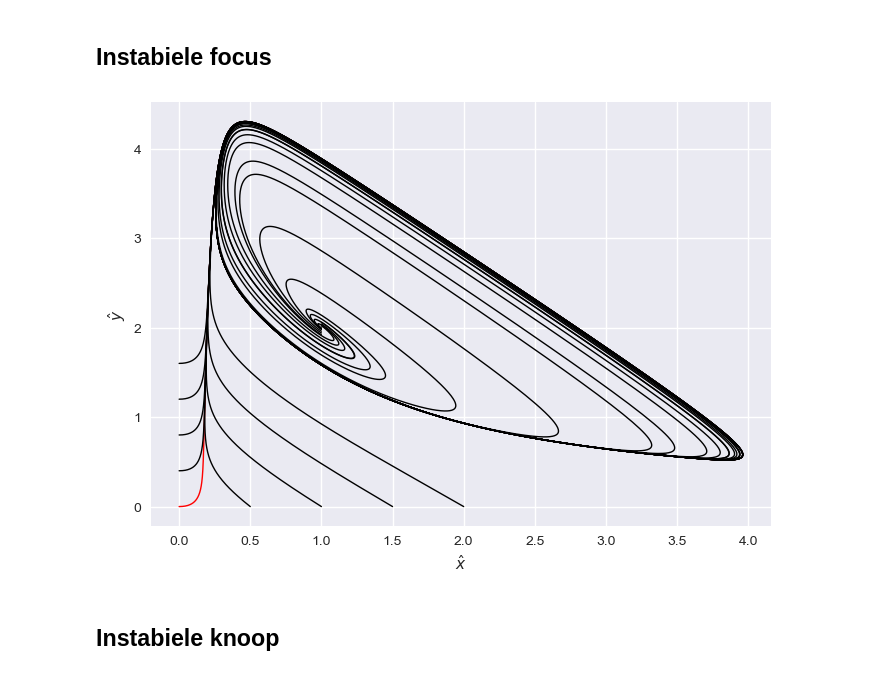
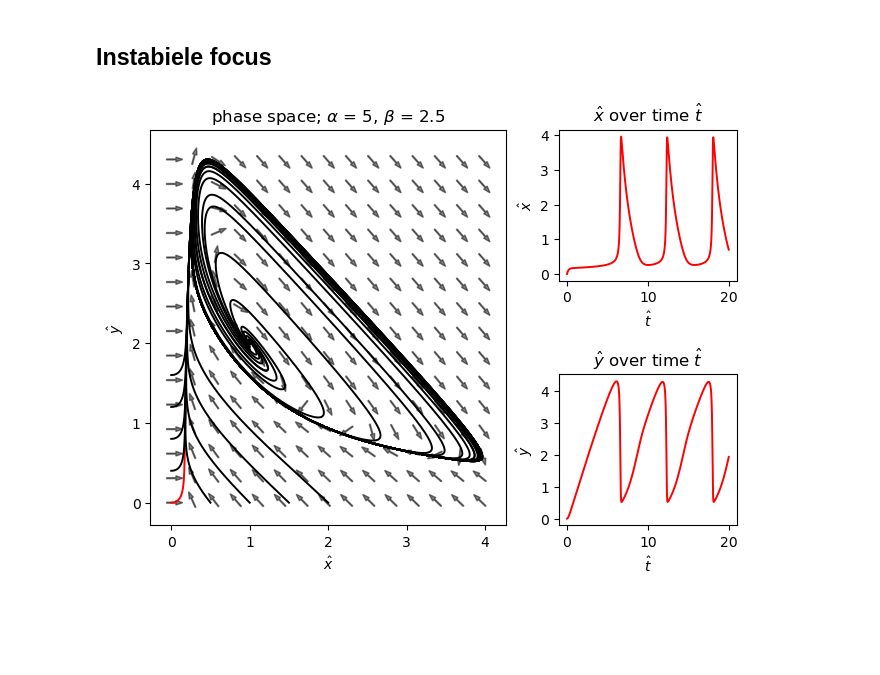
Before and after one commit to koenbres04/ChemClockCode, a Jupyter notebook: plots.ipynb, the cells around one changed output. Drawn from its saved outputs; the diff is of its cells as text; code cells hidden in the pictures; blank space fills up the shorter version.

```diff
--- a/plots.ipynb
+++ b/plots.ipynb
@@ -106,14 +196,14 @@ base_plot(0, 5, inits, chem_osc, a=3, b=2)
 # %%
 
 y0s_close = [1.92, 1.94, 1.96, 1.98, 1.985, 1.990, 1.995, 2.0, 2.02, 2.04, 2.06]
 
 y0s = [0, 0.4, 0.8, 1.2, 1.6]
 x0s = [0.5, 1, 1.5, 2]
 
 inits = list(zip([0]*len(y0s), y0s)) + list(zip(x0s, [0]*len(x0s))) + list(zip([1]*len(y0s_close), y0s_close))
 
-main_plot(0, 10, inits, chem_osc, a=5, b=2.5)
+base_mdl = Baseline_model(a=5, b=2.5, t0=0, t_end=20)
+base_mdl.get_solutions(inits, chem_osc)
+base_mdl.main_plot()
 # %% [output]
-[figure, old version]
+[figure, new version]
-# %% [markdown]
-## Instabiele knoop
```
Also changed, not shown: parts of 10 cells of this notebook.
